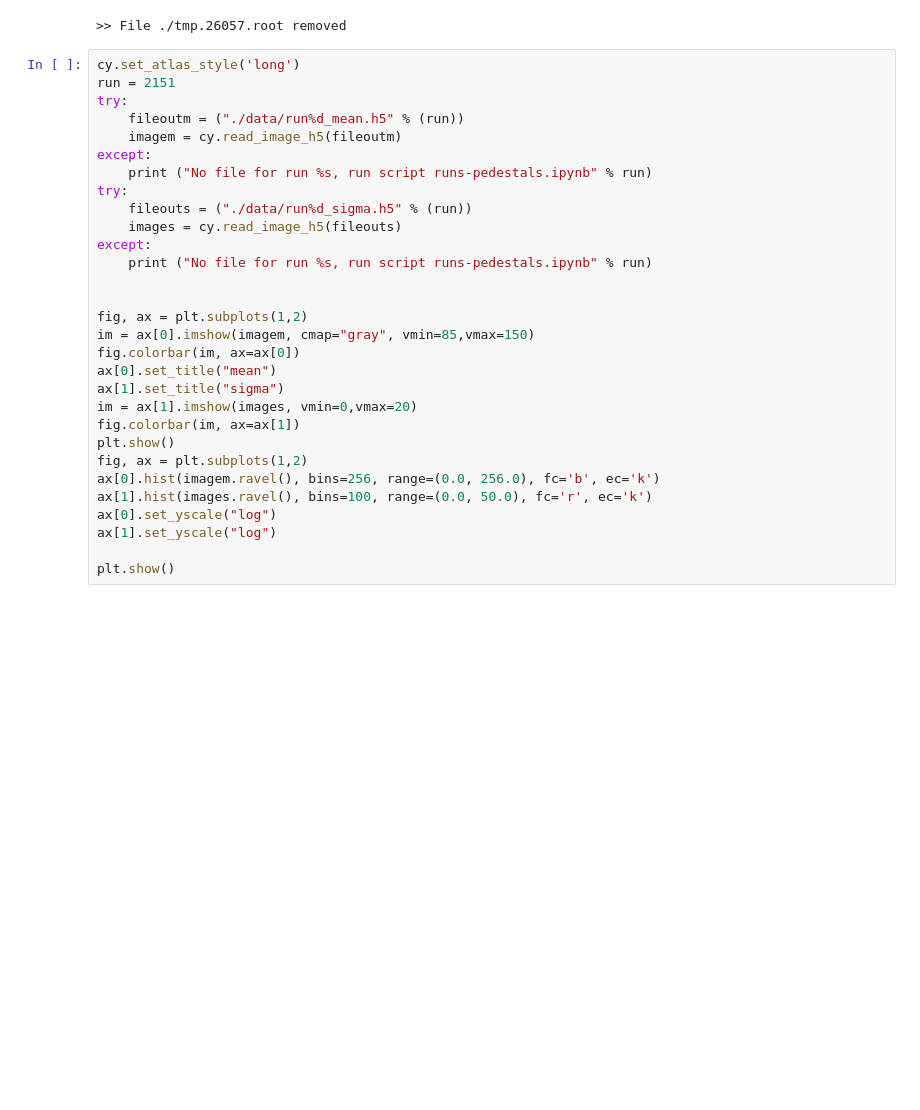
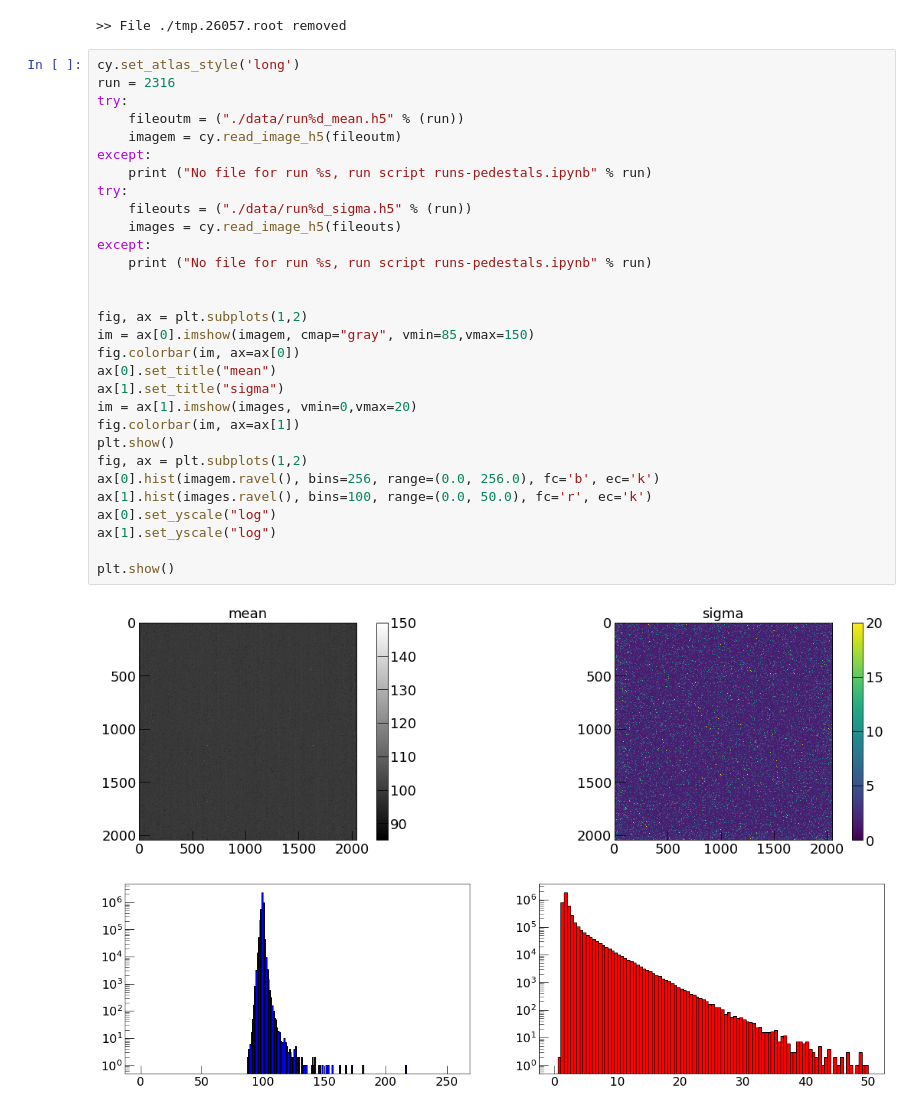
Before and after one commit to gmazzitelli/cygno, a Jupyter notebook: runs-pedestals_root.ipynb, the cells around one changed output. Cells and saved outputs as stored; diff of their text form; blank space fills up the shorter version.

```diff
--- a/runs-pedestals_root.ipynb
+++ b/runs-pedestals_root.ipynb
@@ -123,31 +123,34 @@ if not cy.rm_file(tmp_file):
 >> File ./tmp.26057.root removed
 # %%
 cy.set_atlas_style('long')
-run = 2151
+run = 2316
 try:
     fileoutm = ("./data/run%d_mean.h5" % (run))
     imagem = cy.read_image_h5(fileoutm)
 except:
     print ("No file for run %s, run script runs-pedestals.ipynb" % run)
 try:
     fileouts = ("./data/run%d_sigma.h5" % (run))
     images = cy.read_image_h5(fileouts)
 except:
     print ("No file for run %s, run script runs-pedestals.ipynb" % run)
 
 
 fig, ax = plt.subplots(1,2)
 im = ax[0].imshow(imagem, cmap="gray", vmin=85,vmax=150)
 fig.colorbar(im, ax=ax[0])
 ax[0].set_title("mean")
 ax[1].set_title("sigma")
 im = ax[1].imshow(images, vmin=0,vmax=20)
 fig.colorbar(im, ax=ax[1])
 plt.show()
 fig, ax = plt.subplots(1,2)
 ax[0].hist(imagem.ravel(), bins=256, range=(0.0, 256.0), fc='b', ec='k')
 ax[1].hist(images.ravel(), bins=100, range=(0.0, 50.0), fc='r', ec='k')
 ax[0].set_yscale("log")
 ax[1].set_yscale("log")
 
 plt.show()
+# %% [output]
+[figure, added]
+[figure, added]
```
Also changed, not shown: parts of 1 cell of this notebook, 10 other files.
